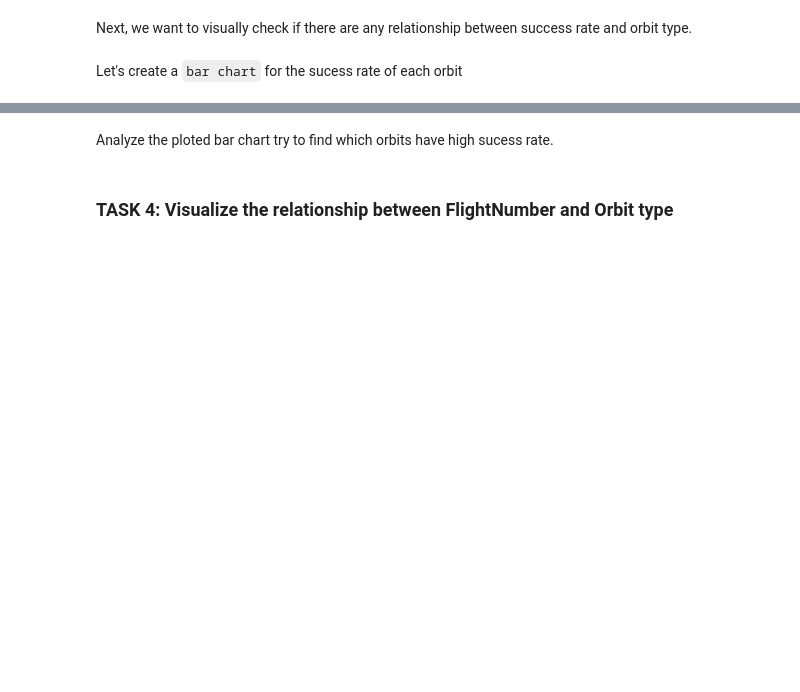
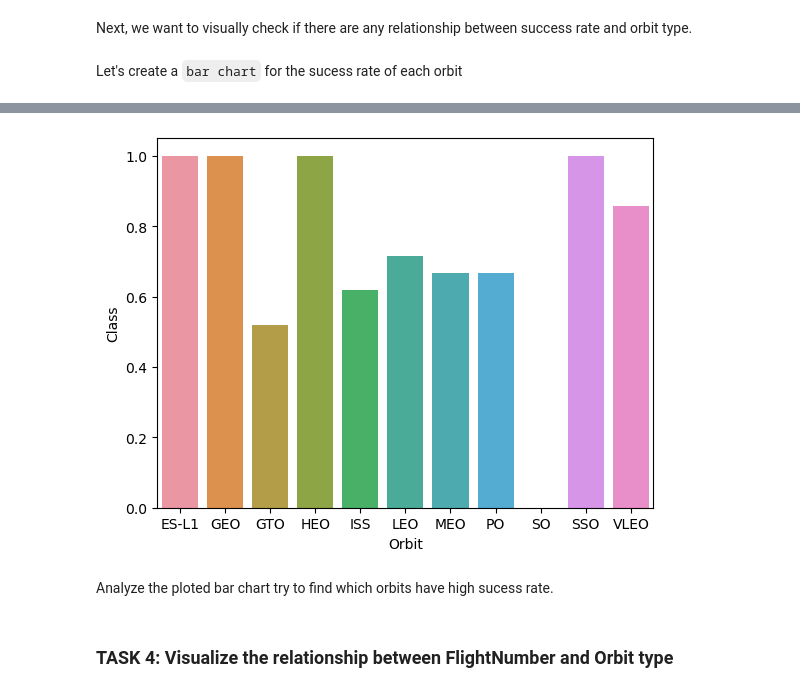
Before and after one commit to loeslutke/coursera-capstone-dos, a Jupyter notebook: EDA - visualization lab.ipynb, the cells around one changed output, grey strips where cells are left out. Cells and saved outputs as stored; diff of their text form; code cells hidden in the pictures; blank space fills up the shorter version.

```diff
--- a/EDA - visualization lab.ipynb
+++ b/EDA - visualization lab.ipynb
@@ -115,8 +115,8 @@ Next, we want to visually check if there are any relationship between success ra
 Let's create a `bar chart` for the sucess rate of each orbit
 # %%
 # HINT use groupby method on Orbit column and get the mean of Class column
-testdf = df.groupby('Orbit', group_keys=False).mean()
-testdf
-#sns.barplot(x='Orbit', y="Class", data=testdf)
-#plt.show()
+testdf = df.groupby('Orbit', group_keys=False, as_index=False).mean()
+testdf.head()
+sns.barplot(x='Orbit', y="Class", data=testdf)
+plt.show()
 # %% [output]
@@ -136,3 +123,4 @@ testdf
+[figure, added]
 # %% [markdown]
 Analyze the ploted bar chart try to find which orbits have high sucess rate.
 # %% [markdown]
```
Also changed, not shown: parts of 1 cell of this notebook.
